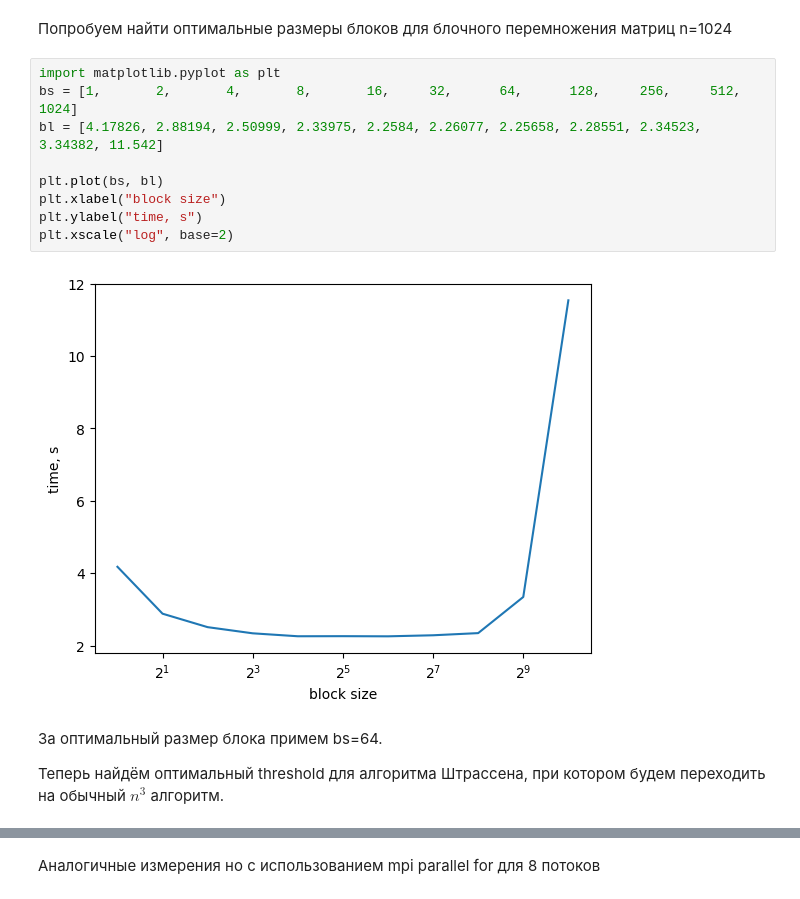
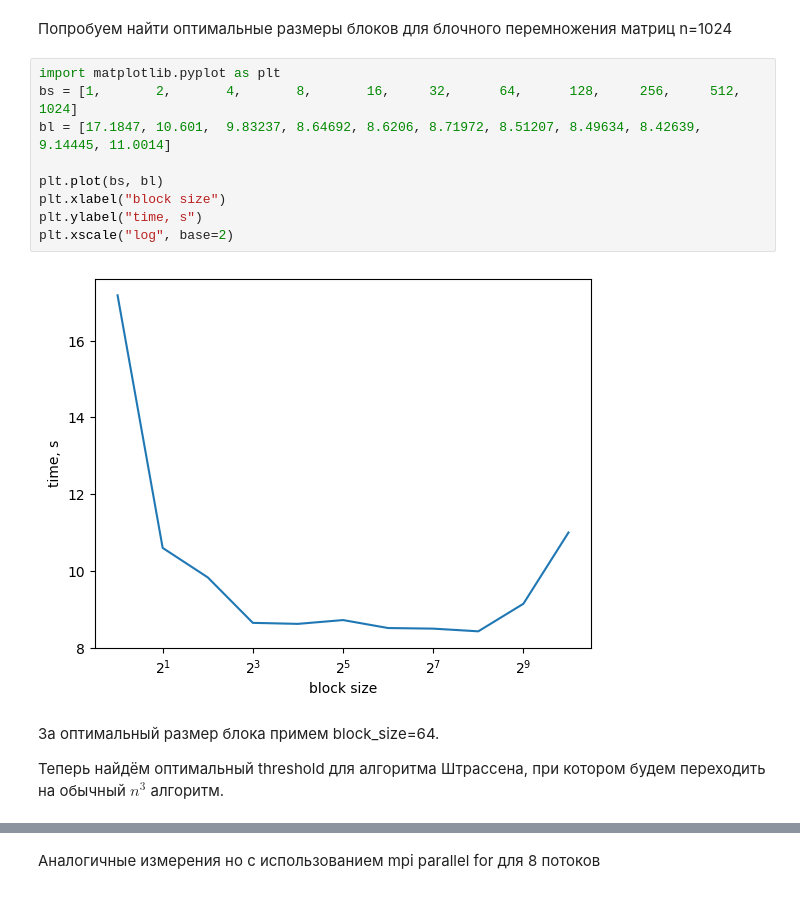
Before and after one commit to VoyakaGOD/parallel_programming, a Jupyter notebook: common_tasks/7_matmul/benchmarks.ipynb, the cells around one changed output, grey strips where cells are left out. Drawn from its saved outputs; the diff is of its cells as text.

```diff
--- a/common_tasks/7_matmul/benchmarks.ipynb
+++ b/common_tasks/7_matmul/benchmarks.ipynb
@@ -9,15 +9,15 @@ block transpose time: 1.84714 s, block_size = 10
 # %%
 import matplotlib.pyplot as plt
 bs = [1,       2,       4,       8,       16,     32,      64,      128,     256,     512,     1024]
-bl = [4.17826, 2.88194, 2.50999, 2.33975, 2.2584, 2.26077, 2.25658, 2.28551, 2.34523, 3.34382, 11.542]
+bl = [17.1847, 10.601,  9.83237, 8.64692, 8.6206, 8.71972, 8.51207, 8.49634, 8.42639, 9.14445, 11.0014]
 
 plt.plot(bs, bl)
 plt.xlabel("block size")
 plt.ylabel("time, s")
 plt.xscale("log", base=2)
 # %% [output]
-[figure, old version]
+[figure, new version]
 # %% [markdown]
-За оптимальный размер блока примем bs=64.
+За оптимальный размер блока примем block_size=64.
 
 Теперь найдём оптимальный threshold для алгоритма Штрассена, при котором будем переходить на обычный $n^3$ алгоритм.
```
Also changed, not shown: parts of 5 cells of this notebook, 1 other file.
